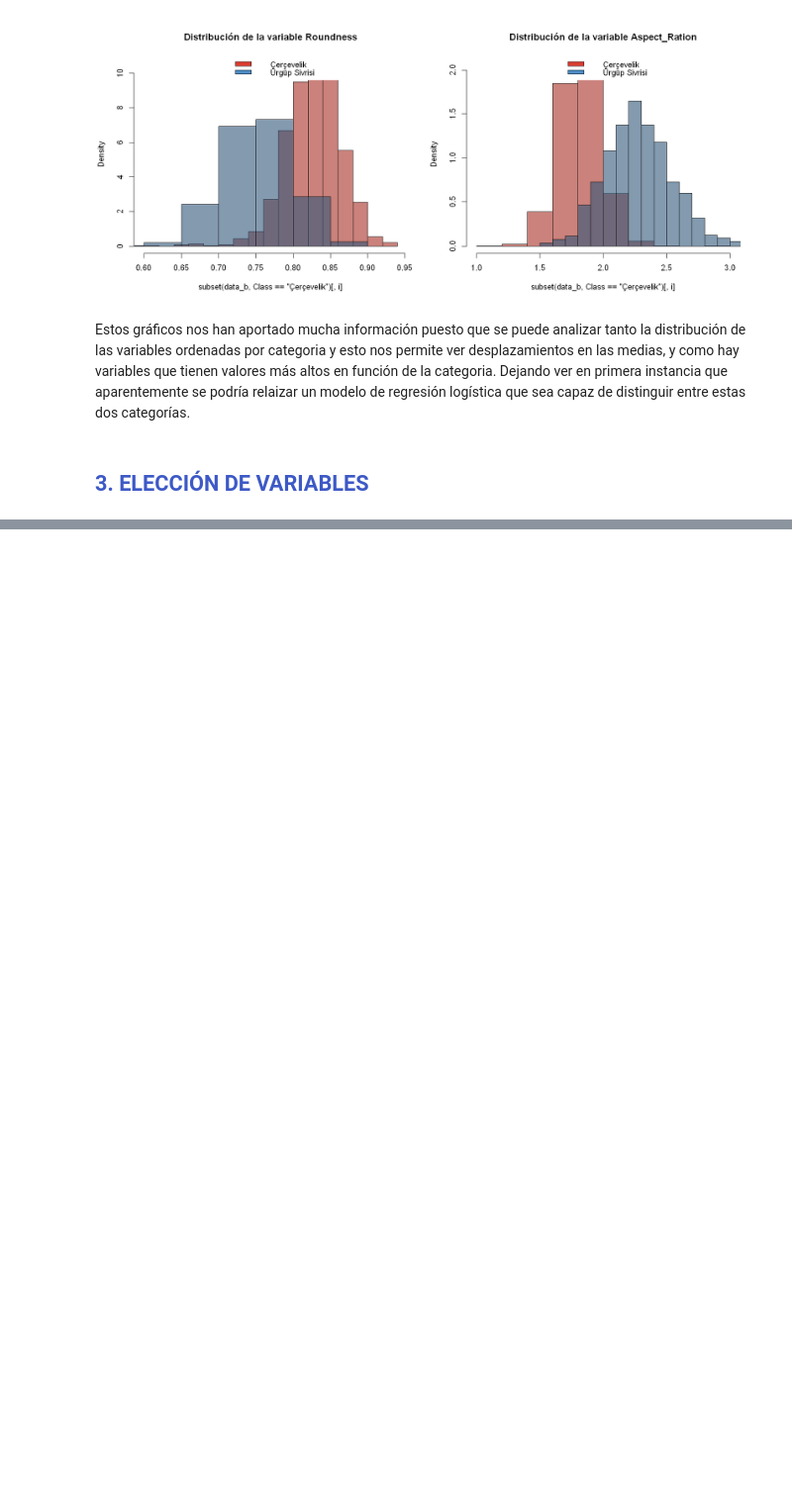
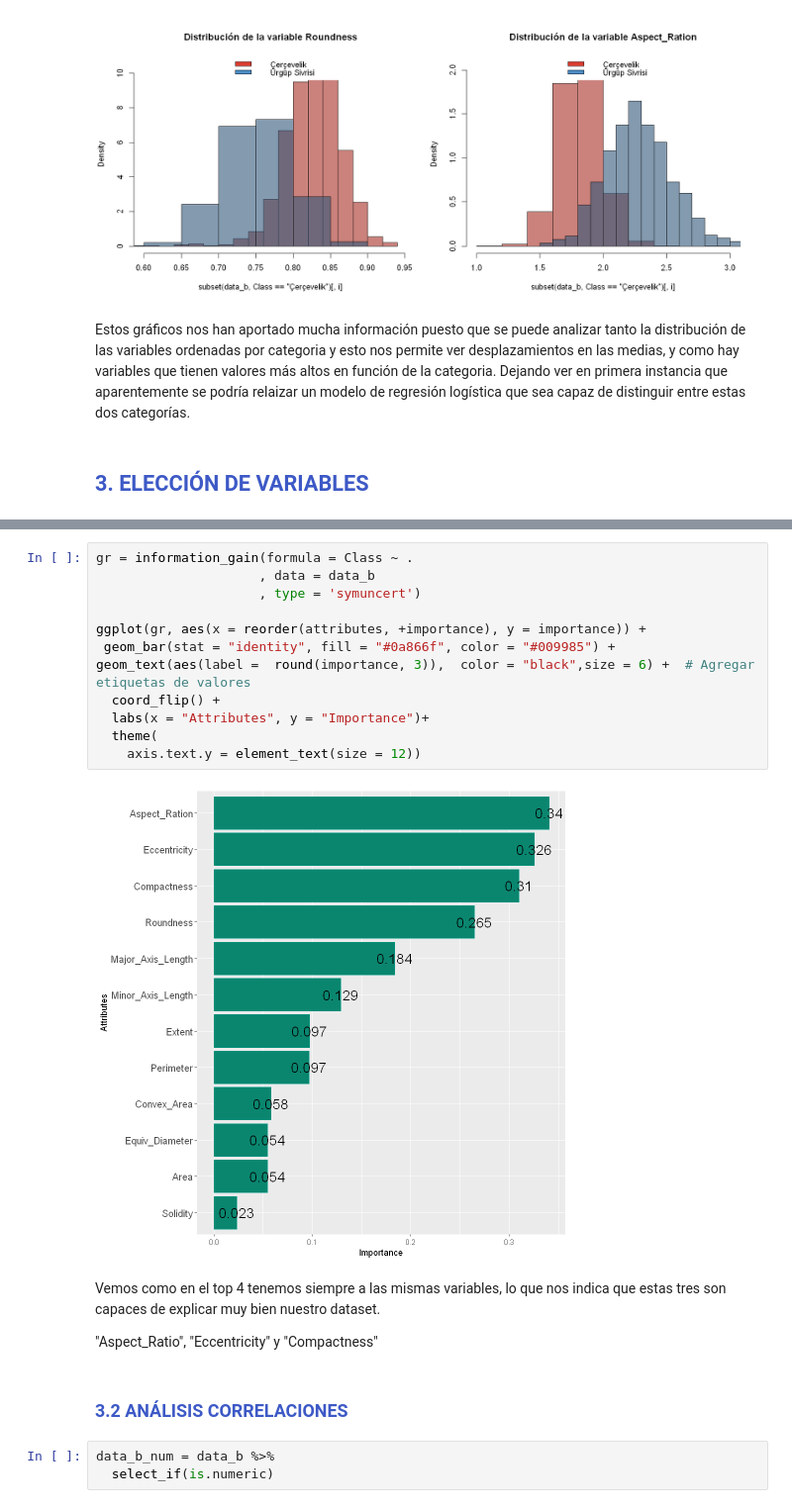
Before and after one commit to Didac-piferrer/MUDS, a Jupyter notebook: Estadistica/E7/MD004DidacPiferrerIglesiasAC07.ipynb, the cells around one changed output, grey strips where cells are left out. Shown: that part at 99% size. Drawn from its saved outputs; the diff is of its cells as text; blank space fills up the shorter version.

```diff
--- a/Estadistica/E7/MD004DidacPiferrerIglesiasAC07.ipynb
+++ b/Estadistica/E7/MD004DidacPiferrerIglesiasAC07.ipynb
@@ -234,0 +302,23 @@ Estos gráficos nos han aportado mucha información puesto que se puede analizar
+# %%
+gr = information_gain(formula = Class ~ .
+                     , data = data_b
+                     , type = 'symuncert')
+
+ggplot(gr, aes(x = reorder(attributes, +importance), y = importance)) +
+ geom_bar(stat = "identity", fill = "#0a866f", color = "#009985") +
+geom_text(aes(label =  round(importance, 3)),  color = "black",size = 6) +  # Agregar etiquetas de valores
+  coord_flip() +
+  labs(x = "Attributes", y = "Importance")+
+  theme(
+    axis.text.y = element_text(size = 12))
+# %% [output]
+[figure, added]
+# %% [markdown]
+Vemos como en el top 4 tenemos siempre a las mismas variables, lo que nos indica que estas tres son capaces de explicar muy bien nuestro dataset.
+
+"Aspect_Ratio", "Eccentricity" y "Compactness"
+# %% [markdown]
+### <font color='#3d59c6'>  3.2 ANÁLISIS CORRELACIONES </font>
+# %%
+data_b_num = data_b %>%
+  select_if(is.numeric)
```
Also changed, not shown: parts of 66 cells of this notebook.
